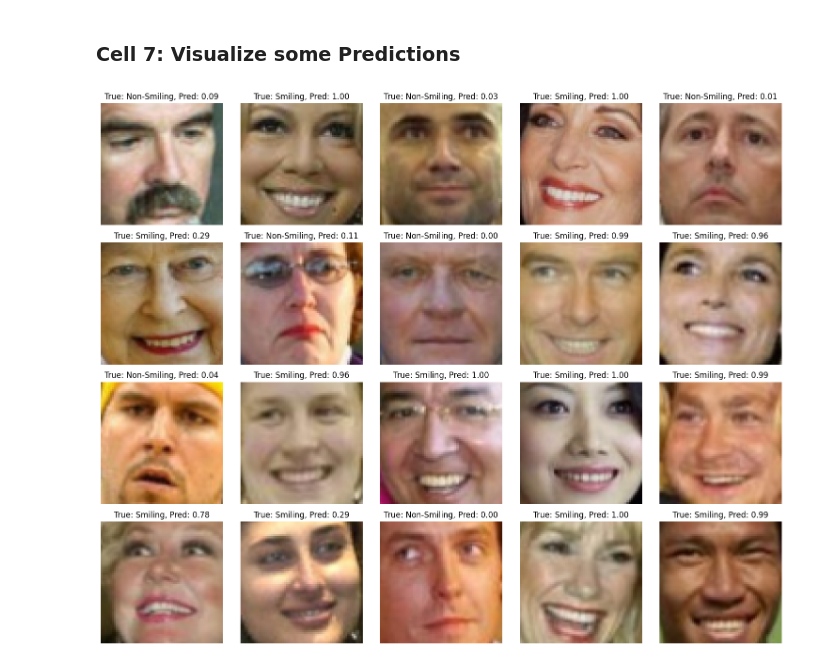
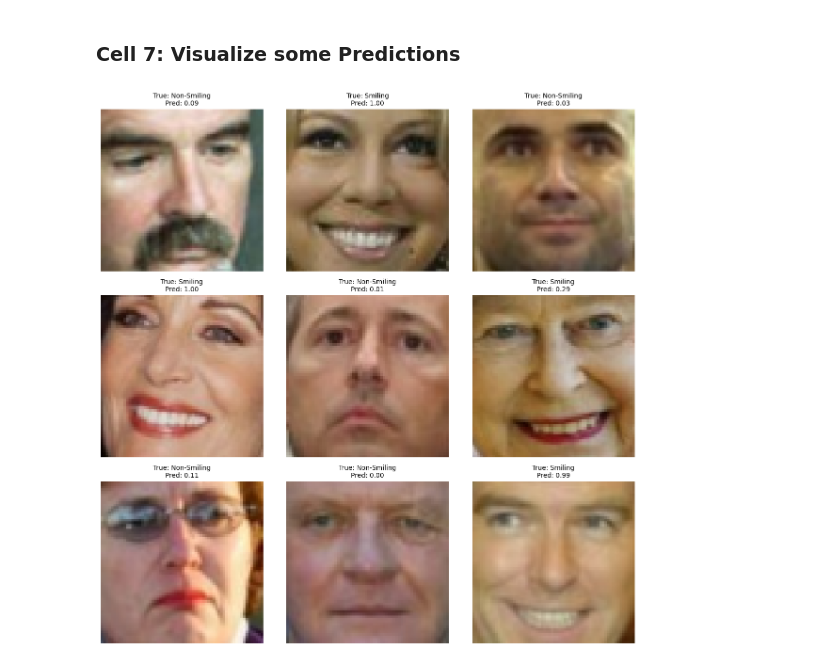
Before and after one commit to yosebitasgg/Smile-Detection-Model, a Jupyter notebook: CNN/Smile_ConvolutionalNN.ipynb, the cells around one changed output. Cells and saved outputs as stored; diff of their text form; code cells hidden in the pictures.

```diff
--- a/CNN/Smile_ConvolutionalNN.ipynb
+++ b/CNN/Smile_ConvolutionalNN.ipynb
@@ -279,29 +280,55 @@ weighted avg       0.95      0.94      0.94       180
 # %% [markdown]
 ### **Cell 7:**  Visualize some Predictions
 # %%
-# Visualize some predictions, hacer que si son más de 5 imágenes se creen varias filas
+# Visualize predicions using the best_model.pth
+def visualizar_predicciones_bestmodel(model_class, model_path, dataloader, num_imagenes, device='cpu'):
 
-def visualize_predictions(model, dataset, num_images):
+    # 1. Crear el modelo desde su clase
+    model = model_class().to(device)
+
+    # 2. Cargar los pesos
+    model.load_state_dict(torch.load(model_path, map_location=device))
     model.eval()
 
-    fig, axes = plt.subplots((num_images + 4) // 5, 5, figsize=(15, 3 * ((num_images + 4) // 5)))
-    axes = axes.flatten()
+    # 3. Tomar un batch del dataloader
+    images, labels = next(iter(dataloader))
+    images = images.to(device)
+    labels = labels.to(device)
 
+    # 4. Obtener predicciones
     with torch.no_grad():
-        for i in range(num_images):
-            image, label = dataset[i]
-            input_img = image.unsqueeze(0).to(device)
-            output = model(input_img)
-            predicted_label = 1 if output.item() >= 0.5 else 0
+        outputs = model(images)
+        probs = outputs.squeeze(1)
 
-            axes[i].imshow(image.permute(1, 2, 0).cpu())
-            axes[i].set_title(f"True: {'Smiling' if label==1 else 'Non-Smiling'}, Pred: {output.item():.2f}")
-            axes[i].axis('off')
+        probs = probs.cpu().numpy()
 
+    # 5. Visualización
+    num_imagenes = min(num_imagenes, len(images))
+
+    cols = math.ceil(math.sqrt(num_imagenes))
+    rows = math.ceil(num_imagenes / cols)
+
+    plt.figure(figsize=(4 * cols, 4 * rows))
+
+    class_names = {0: "Non-Smiling", 1: "Smiling"}
+
+    for i in range(num_imagenes):
+        ax = plt.subplot(rows, cols, i + 1)
+
+        img = images[i].cpu().permute(1, 2, 0)
+        true_label = int(labels[i].item())
+        pred_prob = float(probs[i])
+
+        ax.imshow(img)
+        ax.axis("off")
+        ax.set_title(
+            f"True: {class_names[true_label]}\nPred: {pred_prob:.2f}",
+            fontsize=10
+        )
 
     plt.tight_layout()
     plt.show()
 
-visualize_predictions(model, tv.val_dataset, num_images=20)
+visualizar_predicciones_bestmodel(SmileCNN, 'best_model.pth', val_loader, num_imagenes=9)
 # %% [output]
-[figure, old version]
+[figure, new version]
```
Also changed, not shown: parts of 1 cell of this notebook.
